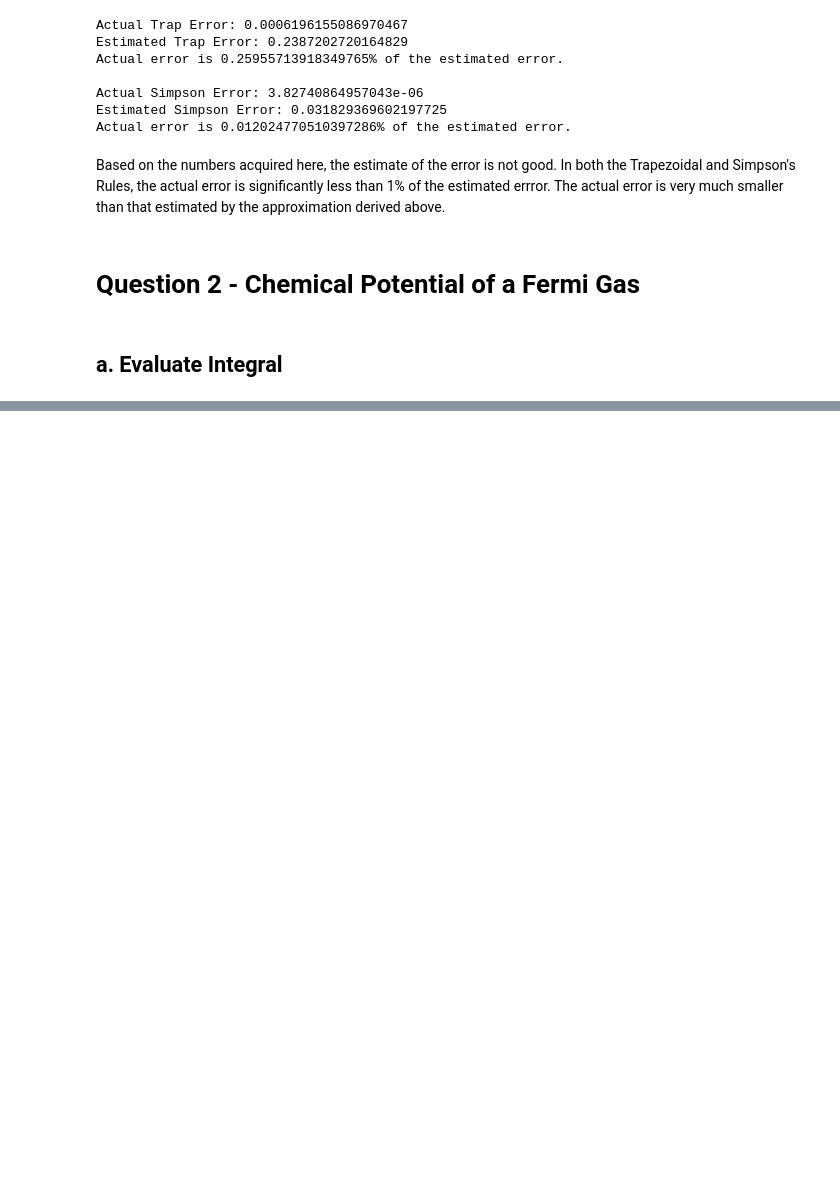
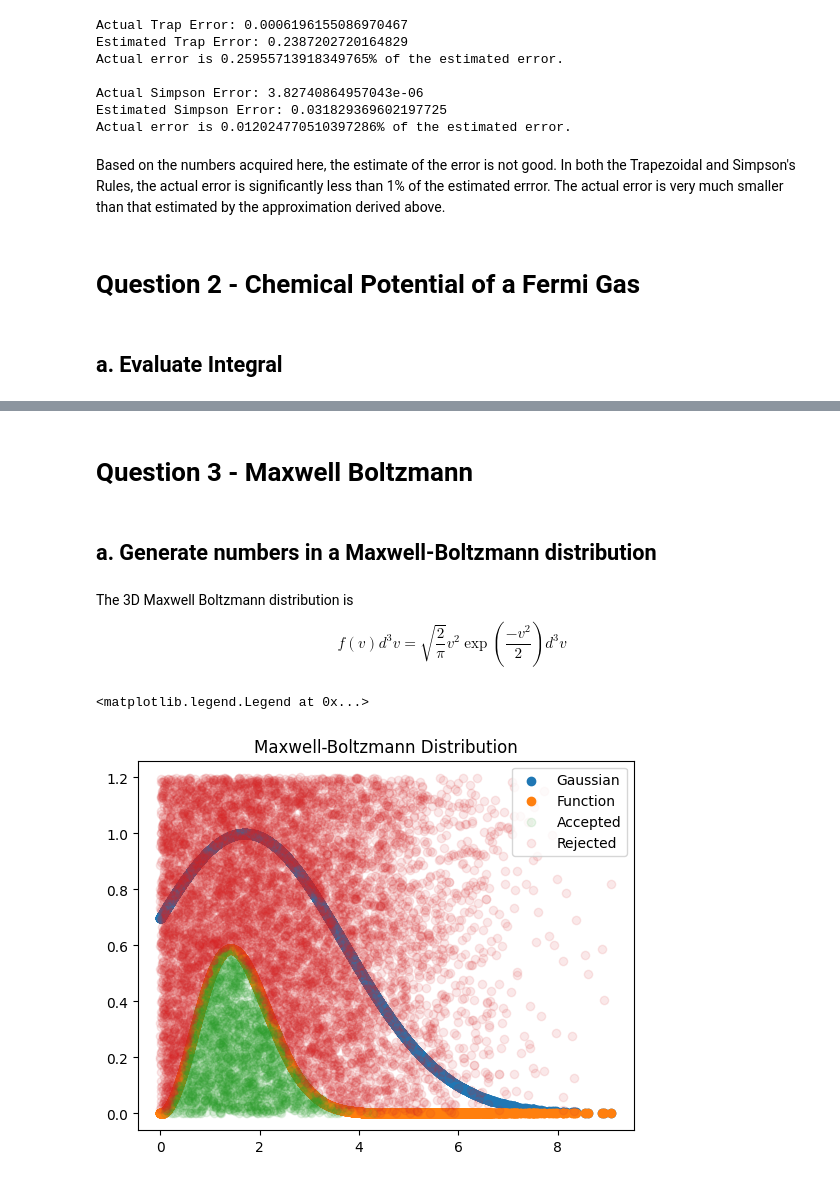
Before and after one commit to LFW25/PHYS512-Computational_Physics, a Jupyter notebook: Assignments/A2.ipynb, the cells around one changed output, grey strips where cells are left out. Cells and saved outputs as stored; diff of their text form; code cells hidden in the pictures; blank space fills up the shorter version.

```diff
--- a/Assignments/A2.ipynb
+++ b/Assignments/A2.ipynb
@@ -167,0 +194,50 @@ y = np.linspace(-10^3, 10^3, 10^6)
+# %% [markdown]
+# **Question 3** - Maxwell Boltzmann
+# %% [markdown]
+## **a. Generate numbers in a Maxwell-Boltzmann distribution**
+# %% [markdown]
+The 3D Maxwell Boltzmann distribution is $$f(v)d^3v =\sqrt{\frac{2}{\pi}}v^2\exp({\frac{-v^2}{2}})d^3v$$
+# %%
+import numpy as np
+import matplotlib.pyplot as plt
+from scipy.stats import maxwell
+
+
+def gaussian(x, mu, sig):
+    return np.exp(-np.power(x - mu, 2.) / (2 * np.power(sig, 2.)))
+    #return np.exp(-1*abs(x**3))
+
+def mb_func(v):
+          T = 300 # Kelvin
+          m = 28.0134 *  1.66054e-27 # mass of N2
+          k_B = 1.38064852e-23 # Boltzmann constant
+          #return (m/(2*np.pi*k_B*T))**(3/2) * 4*np.pi*v**2 * np.exp(-m*v**2/(2*k_B*T))
+          return np.sqrt(2/np.pi)*v**2 * np.exp(-v**2/2)
+
+def MaxwellBoltzmann(N):
+    x_range = abs(np.random.normal(2, 2, N))
+    y_range = np.random.uniform(0, 1.2, N)
+
+    p_x = gaussian(x_range, 1.7, 2)
+    f_x = mb_func(x_range)
+
+    keep_y = y_range[np.where(y_range <= f_x/p_x)]
+    keep_x = x_range[np.where(y_range <= f_x/p_x)]
+    bad_y = y_range[np.where(y_range > f_x/p_x)]
+    bad_x = x_range[np.where(y_range > f_x/p_x)]
+
+    return x_range, p_x, f_x, keep_x, keep_y, bad_x, bad_y
+# %%
+N_values = int(1E4)
+x_range, p_x, f_x, keep_x, keep_y, bad_x, bad_y = MaxwellBoltzmann(N_values)
+# %%
+plt.figure()
+plt.scatter(x_range, p_x, label = "Gaussian")
+plt.scatter(x_range, f_x, label = "Function")
+plt.scatter(keep_x, keep_y, label = "Accepted", alpha = 0.1)
+plt.scatter(bad_x, bad_y, label = "Rejected", alpha = 0.1)
+plt.title("Maxwell-Boltzmann Distribution")
+plt.legend()
+# %% [output]
+<matplotlib.legend.Legend at 0x...>
+[figure, added]
```
Also changed, not shown: parts of 8 cells of this notebook.
